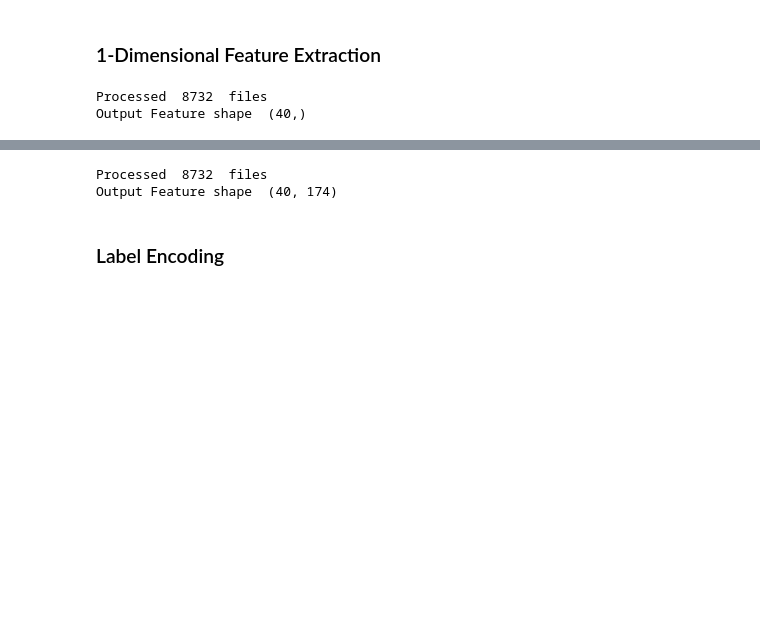
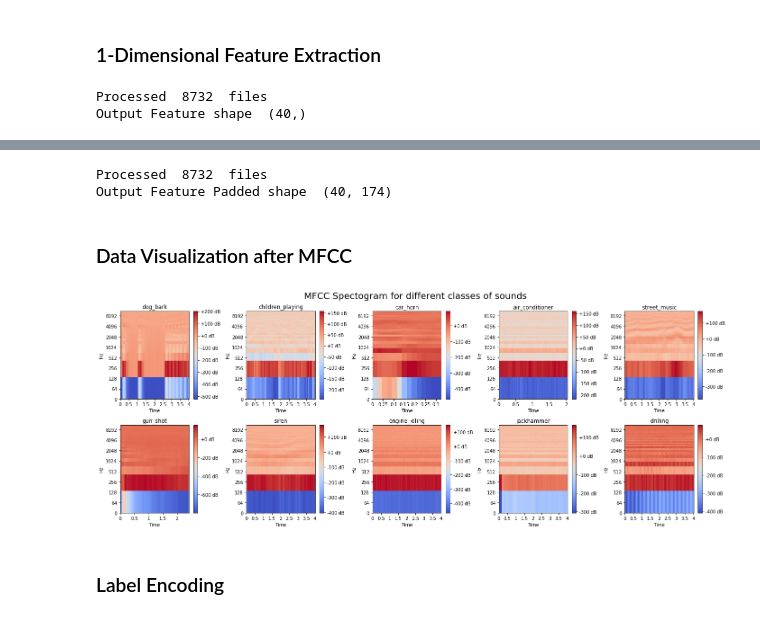
Before and after one commit to akshaypunwatkar/Sound_classification_urbansound8k, a Jupyter notebook: Sound_classifcation.ipynb, the cells around one changed output, grey strips where cells are left out. Cells and saved outputs as stored; diff of their text form; code cells hidden in the pictures; blank space fills up the shorter version.

```diff
--- a/Sound_classifcation.ipynb
+++ b/Sound_classifcation.ipynb
@@ -275,19 +292,25 @@ Output Feature shape  (40,)
 # %%
 feat_list = []
+feat_list_padded = []
 for index, row in meta_data.iterrows():
 
     file_name = os.path.join(os.path.abspath('audio/'),
                              'fold'+ str(row["fold"])+'/',
                              str(row["slice_file_name"]))
     class_label = row["class"]
+    class_id = row["classID"]
+
+    data = feature_extractor(file_name)
+    feat_list.append([data, class_id])
 
     data = feature_extractor(file_name,padding=True,max_pad = 174)
-    feat_list.append([data, class_label])
+    feat_list_padded.append([data, class_label])
 
-features_2D = pd.DataFrame(feat_list, columns=['feature','class_label'])
+features_wo_pad = pd.DataFrame(feat_list, columns=['feature','class_label'])
+features_2D = pd.DataFrame(feat_list_padded, columns=['feature','class_label'])
 
 print('Processed ', len(features_2D), ' files')
-print('Output Feature shape ',np.shape(features_2D.iloc[0,0]))
+print('Output Feature Padded shape ',np.shape(features_2D.iloc[0,0]))
 # %% [output]
 Processed  8732  files
-Output Feature shape  (40, 174)
+Output Feature Padded shape  (40, 174)
@@ -293,0 +324,2 @@ Output Feature shape  (40, 174)
+# %% [markdown]
+### Data Visualization after MFCC
@@ -293,0 +337,18 @@ Output Feature shape  (40, 174)
+# %%
+fig = plt.figure(figsize=(20, 8))
+fig.subplots_adjust(hspace = 0.5, wspace = 0.5)
+classes = list(meta_data['class'].unique())
+plt.title('MFCC Spectogram for different classes of sounds\n',size=20)
+plt.axis('off')
+for i in range(10):
+    fig.add_subplot(2,5,i+1)
+    plt.title(classes[i])
+    plt.ylabel('Amplitude')
+    file_name = 'sample_sound/'+classes[i]+".wav"
+    mfcc_ = feature_extractor(file_name)
+    #mfcc_ = feature_extractor(file_name,padding=True,max_pad=174)
+    librosa.display.specshow(mfcc_,x_axis='time', y_axis='log')
+    plt.colorbar(format='%+2.0f dB')
+    plt.tight_layout()
+# %% [output]
+[figure, added]
```
Also changed, not shown: parts of 63 cells of this notebook.
